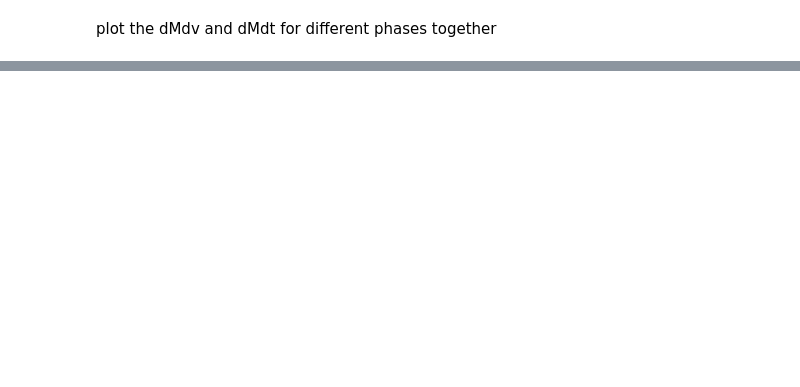
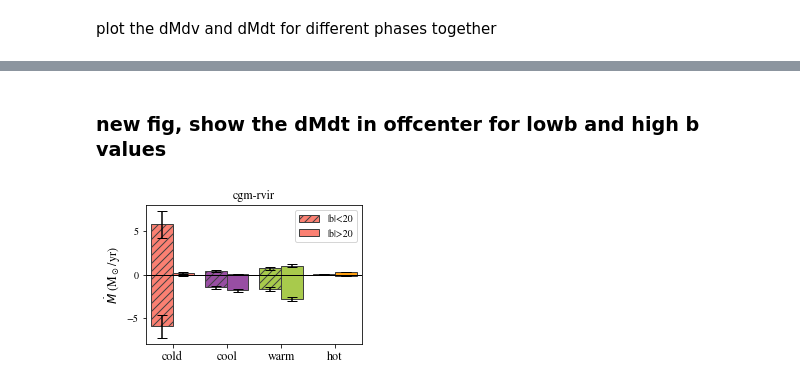
Before and after one commit to foggie-sims/foggie, a Jupyter notebook: foggie/mocky_way/fig9_fig10_dMdv_dMdt.ipynb, the cells around one changed output, grey strips where cells are left out. Drawn from its saved outputs; the diff is of its cells as text; code cells hidden in the pictures; blank space fills up the shorter version.

```diff
--- a/foggie/mocky_way/fig9_fig10_dMdv_dMdt.ipynb
+++ b/foggie/mocky_way/fig9_fig10_dMdv_dMdt.ipynb
@@ -370,0 +152,2 @@ for i, phase_tag in enumerate(['all', 'cold', 'cool', 'warm', 'hot']):
+# %%
+b_tag = 'allb'
@@ -380 +318,3 @@ obj_tag = 'cgm-rvir'# 'cgm-rvir'# 'cgm-15kpc'
+# %%
+b_tag = 'lowb'
 # %%
@@ -459,0 +386,2 @@ obj_tag = 'cgm-15kpc' # 'cgm-15kpc'# 'cgm-rvir'
+# %% [markdown]
+### new fig, show the dMdt in offcenter for lowb and high b values
@@ -459,0 +495,43 @@ obj_tag = 'cgm-15kpc' # 'cgm-15kpc'# 'cgm-rvir'
+# %%
+x = np.arange(len(labels))  # the label locations
+width = 0.4  # the width of the bars
+
+fig, ax = plt.subplots(figsize=(4, 2.7))
+barlist1 = ax.bar(x - width/2, lowb_in_sun_mean, width, label='|b|<20', hatch='///',
+                  color=colors, edgecolor=gray, yerr=lowb_in_sun_std, ecolor='black', capsize=5)
+barlist2 = ax.bar(x - width/2, lowb_out_sun_mean, width, label=None, hatch='///',
+                  color=colors, edgecolor=gray, yerr=lowb_out_sun_std, ecolor='black', capsize=5)
+
+barlist3 = ax.bar(x + width/2, highb_in_sun_mean, width, label='|b|>20',
+                  color=colors, edgecolor=gray, yerr=highb_in_sun_std, ecolor='black', capsize=5)
+barlist4 = ax.bar(x + width/2, highb_out_sun_mean, width, label=None,
+                  color=colors, edgecolor=gray, yerr=highb_out_sun_std, ecolor='black', capsize=5)
+
+# Add some text for labels, title and custom x-axis tick labels, etc.
+ax.set_ylabel(r'$\dot{M}$ (M$_\odot$/yr)', fontsize=fs)
+ax.set_title(obj_tag, fontsize=fs)
+ax.set_xticks(x)
+ax.set_xticklabels(labels)
+ax.legend(fontsize=fs-2)
+
+xmin = -0.5
+xmax = len(labels)-0.5
+ax.set_xlim(xmin, xmax)
+# ax.set_yscale('symlog')
+ax.hlines(0, xmin, xmax, linestyle='-', lw=1)
+# ax.minorticks_on()
+for tick in ax.xaxis.get_major_ticks():
+    tick.label.set_fontsize(fs)
+for tick in ax.yaxis.get_major_ticks():
+    tick.label.set_fontsize(fs-2)
+fig.tight_layout()
+
+if obj_tag == 'cgm-rvir':
+    ax.set_ylim(-8, 8)
+else:
+    ax.set_ylim(-0.42, 0.42)
+
+plt.show()
+fig.savefig('figs/dM_dt/flux_lsr_hist_lowb_highb_%s.pdf'%(obj_tag))
+# %% [output]
+[figure, added]
```
Also changed, not shown: parts of 39 cells of this notebook, 2 other files.
